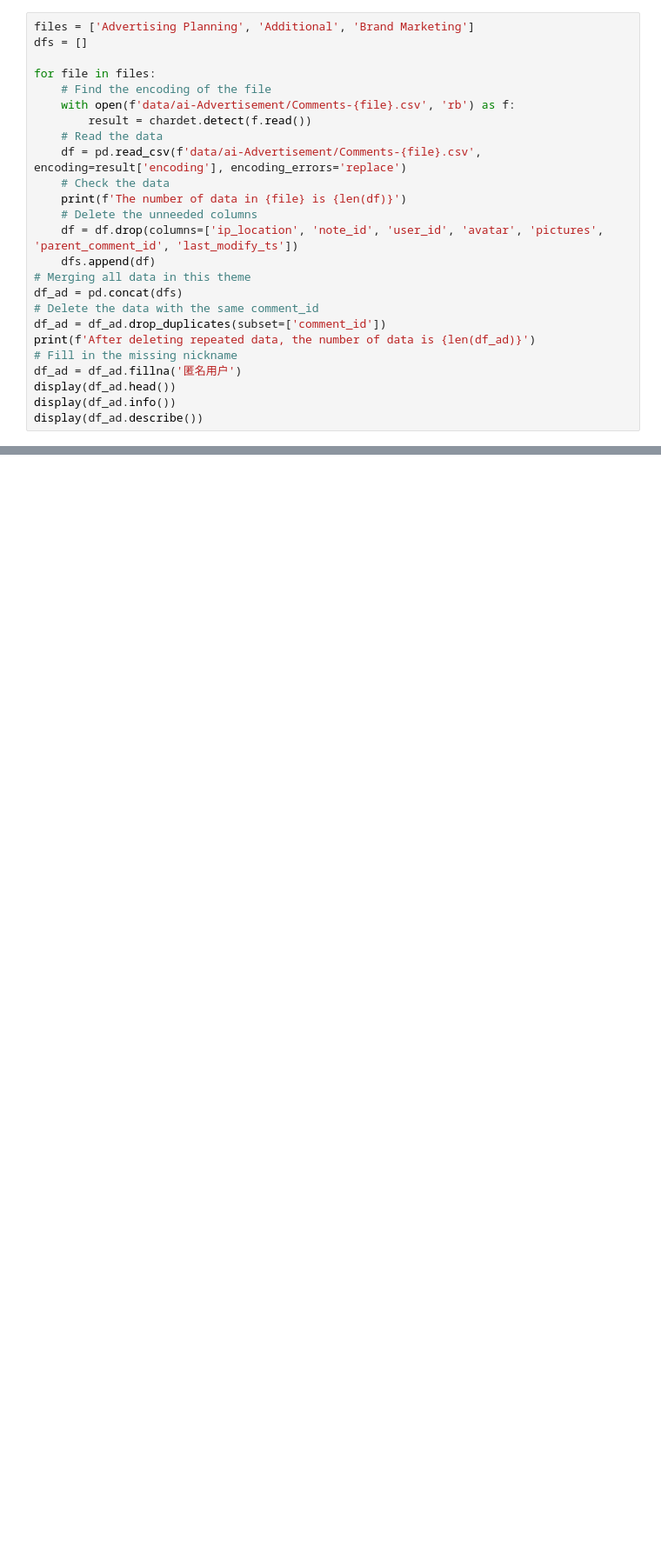
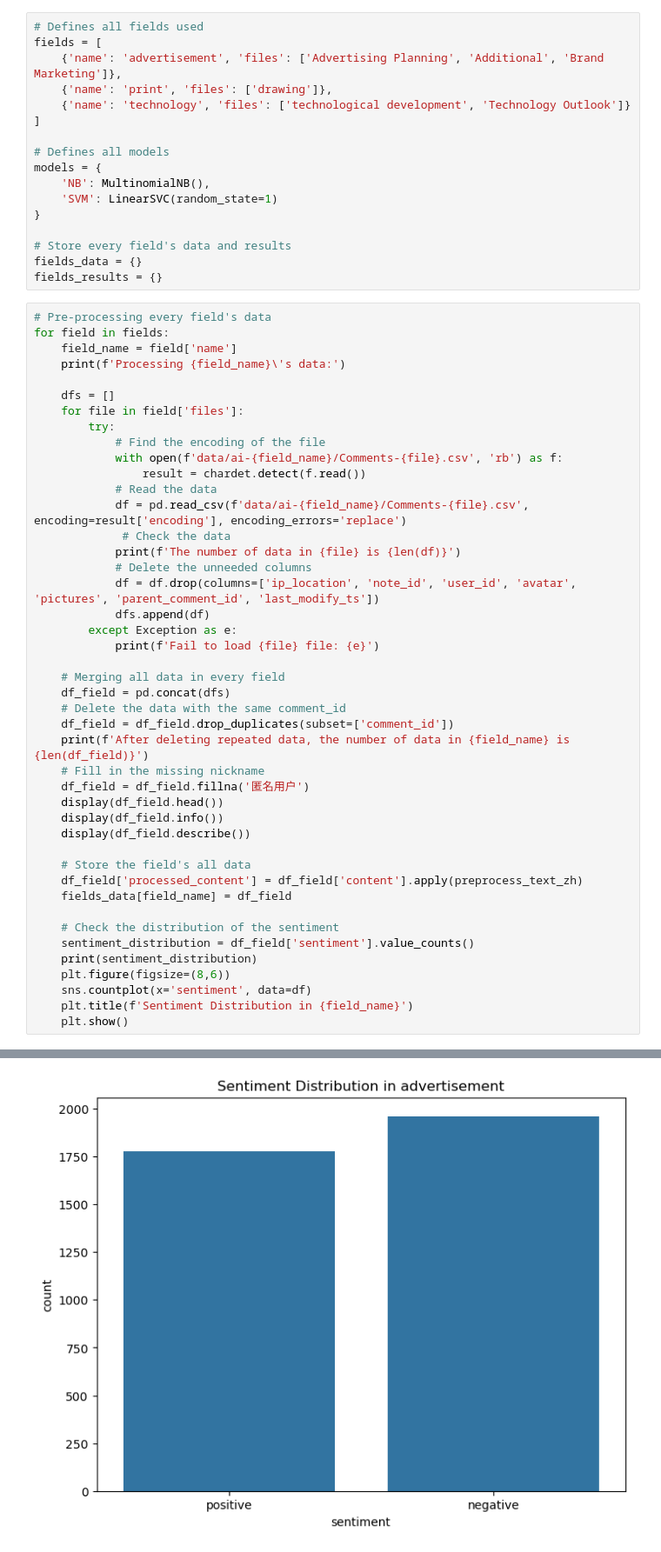
Before and after one commit to Luxraaaaay/Data-Mining, a Jupyter notebook: data_processing.ipynb, the cells around one changed output, grey strips where cells are left out. Shown: that part at 87% size. Saved outputs shown, nothing was run; the diff lists cells and outputs as text; blank space fills up the shorter version.

Commit message:
Add cross fields comparisons

```diff
--- a/data_processing.ipynb
+++ b/data_processing.ipynb
@@ -41,26 +38,62 @@ For AI-advertisement theme:
+# %%
+# Defines all fields used
+fields = [
+    {'name': 'advertisement', 'files': ['Advertising Planning', 'Additional', 'Brand Marketing']},
+    {'name': 'print', 'files': ['drawing']},
+    {'name': 'technology', 'files': ['technological development', 'Technology Outlook']}
+]
+
+# Defines all models
+models = {
+    'NB': MultinomialNB(),
+    'SVM': LinearSVC(random_state=1)
+}
+
+# Store every field's data and results
+fields_data = {}
+fields_results = {}
 # %%
-files = ['Advertising Planning', 'Additional', 'Brand Marketing']
-dfs = []
+# Pre-processing every field's data
+for field in fields:
+    field_name = field['name']
+    print(f'Processing {field_name}\'s data:')
 
-for file in files:
-    # Find the encoding of the file
-    with open(f'data/ai-Advertisement/Comments-{file}.csv', 'rb') as f:
-        result = chardet.detect(f.read())
-    # Read the data
-    df = pd.read_csv(f'data/ai-Advertisement/Comments-{file}.csv', encoding=result['encoding'], encoding_errors='replace')
-    # Check the data
-    print(f'The number of data in {file} is {len(df)}')
-    # Delete the unneeded columns
-    df = df.drop(columns=['ip_location', 'note_id', 'user_id', 'avatar', 'pictures', 'parent_comment_id', 'last_modify_ts'])
-    dfs.append(df)
-# Merging all data in this theme
-df_ad = pd.concat(dfs)
-# Delete the data with the same comment_id
-df_ad = df_ad.drop_duplicates(subset=['comment_id'])
-print(f'After deleting repeated data, the number of data is {len(df_ad)}')
-# Fill in the missing nickname
-df_ad = df_ad.fillna('匿名用户')
-display(df_ad.head())
-display(df_ad.info())
-display(df_ad.describe())
+    dfs = []
+    for file in field['files']:
+        try:
+            # Find the encoding of the file
+            with open(f'data/ai-{field_name}/Comments-{file}.csv', 'rb') as f:
+                result = chardet.detect(f.read())
+            # Read the data
+            df = pd.read_csv(f'data/ai-{field_name}/Comments-{file}.csv', encoding=result['encoding'], encoding_errors='replace')
+             # Check the data
+            print(f'The number of data in {file} is {len(df)}')
+            # Delete the unneeded columns
+            df = df.drop(columns=['ip_location', 'note_id', 'user_id', 'avatar', 'pictures', 'parent_comment_id', 'last_modify_ts'])
+            dfs.append(df)
+        except Exception as e:
+            print(f'Fail to load {file} file: {e}')
+
+    # Merging all data in every field
+    df_field = pd.concat(dfs)
+    # Delete the data with the same comment_id
+    df_field = df_field.drop_duplicates(subset=['comment_id'])
+    print(f'After deleting repeated data, the number of data in {field_name} is {len(df_field)}')
+    # Fill in the missing nickname
+    df_field = df_field.fillna('匿名用户')
+    display(df_field.head())
+    display(df_field.info())
+    display(df_field.describe())
+
+    # Store the field's all data
+    df_field['processed_content'] = df_field['content'].apply(preprocess_text_zh)
+    fields_data[field_name] = df_field
+
+    # Check the distribution of the sentiment
+    sentiment_distribution = df_field['sentiment'].value_counts()
+    print(sentiment_distribution)
+    plt.figure(figsize=(8,6))
+    sns.countplot(x='sentiment', data=df)
+    plt.title(f'Sentiment Distribution in {field_name}')
+    plt.show()
 # %% [output]
@@ -100,0 +139 @@ None
+[figure, added]
```
Also changed, not shown: parts of 10 cells of this notebook, 6 other files.
